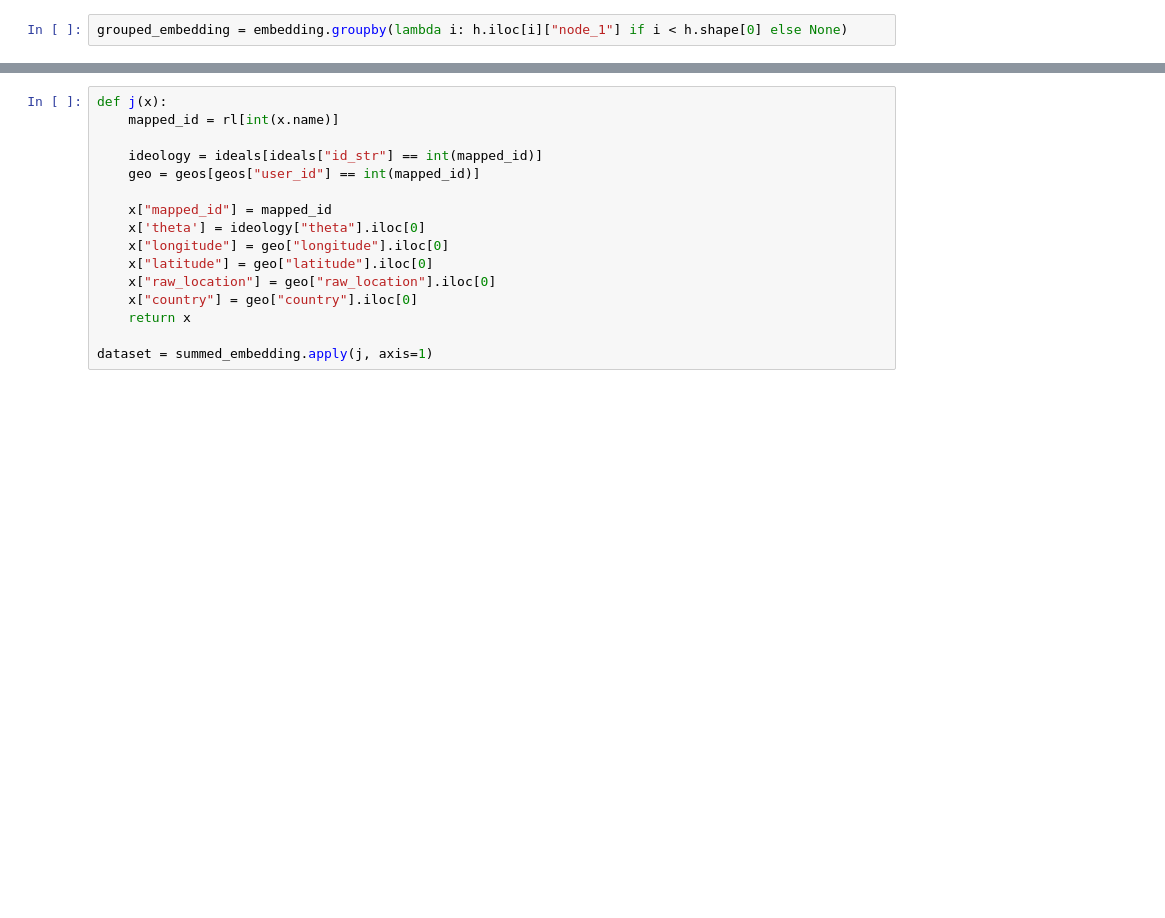
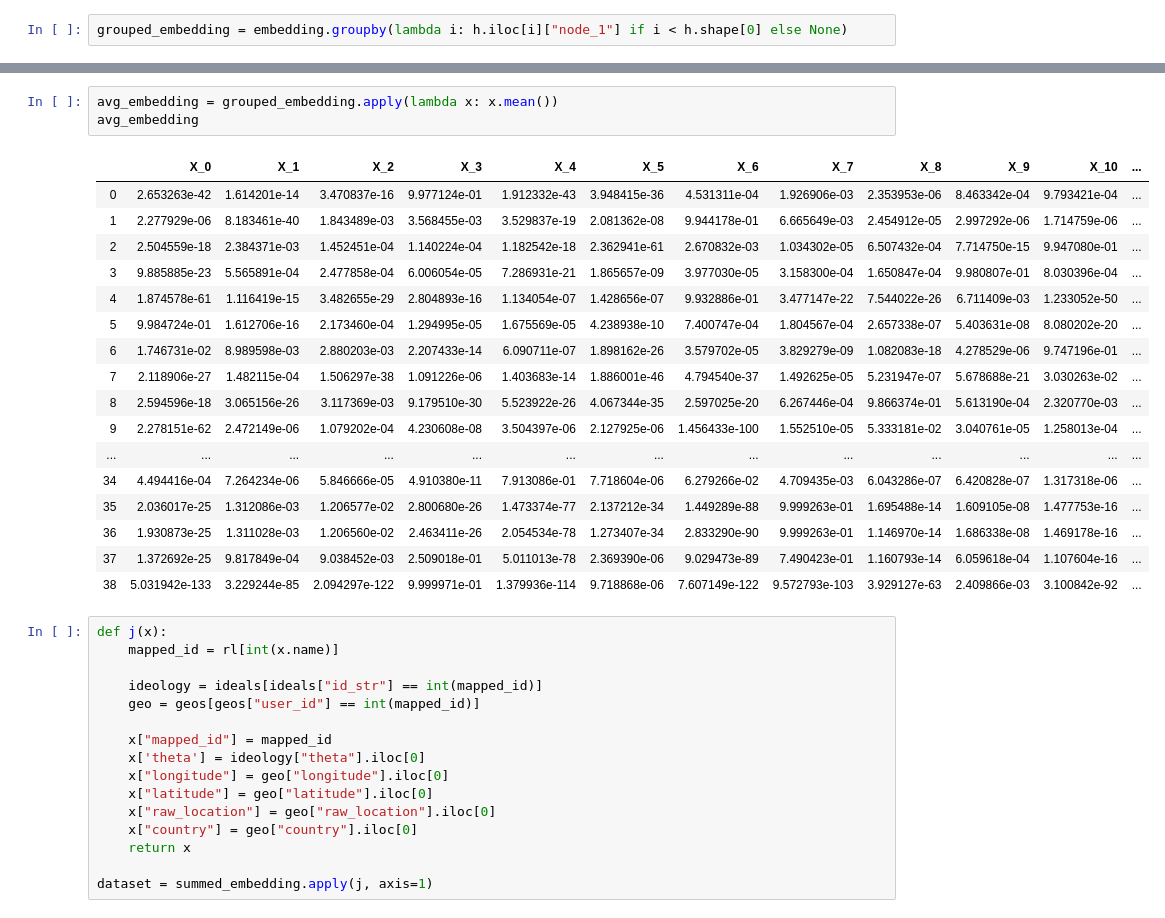
Before and after one commit to calebdre/capstone, a Jupyter notebook: notebook.ipynb, the cells around one changed output, grey strips where cells are left out. Drawn from its saved outputs; the diff is of its cells as text; blank space fills up the shorter version.

```diff
--- a/notebook.ipynb
+++ b/notebook.ipynb
@@ -108,3 +108,24 @@ summed_embedding
+# %%
+avg_embedding = grouped_embedding.apply(lambda x: x.mean())
+avg_embedding
+# %% [output]
+|  | X_0 | X_1 | X_2 | X_3 | X_4 | X_5 | X_6 | X_7 | X_8 | X_9 | X_10 | ... |
+| 0 | 2.653263e-42 | 1.614201e-14 | 3.470837e-16 | 9.977124e-01 | 1.912332e-43 | 3.948415e-36 | 4.531311e-04 | 1.926906e-03 | 2.353953e-06 | 8.463342e-04 | 9.793421e-04 | ... |
+| 1 | 2.277929e-06 | 8.183461e-40 | 1.843489e-03 | 3.568455e-03 | 3.529837e-19 | 2.081362e-08 | 9.944178e-01 | 6.665649e-03 | 2.454912e-05 | 2.997292e-06 | 1.714759e-06 | ... |
+| 2 | 2.504559e-18 | 2.384371e-03 | 1.452451e-04 | 1.140224e-04 | 1.182542e-18 | 2.362941e-61 | 2.670832e-03 | 1.034302e-05 | 6.507432e-04 | 7.714750e-15 | 9.947080e-01 | ... |
+| 3 | 9.885885e-23 | 5.565891e-04 | 2.477858e-04 | 6.006054e-05 | 7.286931e-21 | 1.865657e-09 | 3.977030e-05 | 3.158300e-04 | 1.650847e-04 | 9.980807e-01 | 8.030396e-04 | ... |
+| 4 | 1.874578e-61 | 1.116419e-15 | 3.482655e-29 | 2.804893e-16 | 1.134054e-07 | 1.428656e-07 | 9.932886e-01 | 3.477147e-22 | 7.544022e-26 | 6.711409e-03 | 1.233052e-50 | ... |
+| 5 | 9.984724e-01 | 1.612706e-16 | 2.173460e-04 | 1.294995e-05 | 1.675569e-05 | 4.238938e-10 | 7.400747e-04 | 1.804567e-04 | 2.657338e-07 | 5.403631e-08 | 8.080202e-20 | ... |
+| 6 | 1.746731e-02 | 8.989598e-03 | 2.880203e-03 | 2.207433e-14 | 6.090711e-07 | 1.898162e-26 | 3.579702e-05 | 3.829279e-09 | 1.082083e-18 | 4.278529e-06 | 9.747196e-01 | ... |
+| 7 | 2.118906e-27 | 1.482115e-04 | 1.506297e-38 | 1.091226e-06 | 1.403683e-14 | 1.886001e-46 | 4.794540e-37 | 1.492625e-05 | 5.231947e-07 | 5.678688e-21 | 3.030263e-02 | ... |
+| 8 | 2.594596e-18 | 3.065156e-26 | 3.117369e-03 | 9.179510e-30 | 5.523922e-26 | 4.067344e-35 | 2.597025e-20 | 6.267446e-04 | 9.866374e-01 | 5.613190e-04 | 2.320770e-03 | ... |
+| 9 | 2.278151e-62 | 2.472149e-06 | 1.079202e-04 | 4.230608e-08 | 3.504397e-06 | 2.127925e-06 | 1.456433e-100 | 1.552510e-05 | 5.333181e-02 | 3.040761e-05 | 1.258013e-04 | ... |
+| ... | ... | ... | ... | ... | ... | ... | ... | ... | ... | ... | ... | ... |
+| 34 | 4.494416e-04 | 7.264234e-06 | 5.846666e-05 | 4.910380e-11 | 7.913086e-01 | 7.718604e-06 | 6.279266e-02 | 4.709435e-03 | 6.043286e-07 | 6.420828e-07 | 1.317318e-06 | ... |
+| 35 | 2.036017e-25 | 1.312086e-03 | 1.206577e-02 | 2.800680e-26 | 1.473374e-77 | 2.137212e-34 | 1.449289e-88 | 9.999263e-01 | 1.695488e-14 | 1.609105e-08 | 1.477753e-16 | ... |
+| 36 | 1.930873e-25 | 1.311028e-03 | 1.206560e-02 | 2.463411e-26 | 2.054534e-78 | 1.273407e-34 | 2.833290e-90 | 9.999263e-01 | 1.146970e-14 | 1.686338e-08 | 1.469178e-16 | ... |
+| 37 | 1.372692e-25 | 9.817849e-04 | 9.038452e-03 | 2.509018e-01 | 5.011013e-78 | 2.369390e-06 | 9.029473e-89 | 7.490423e-01 | 1.160793e-14 | 6.059618e-04 | 1.107604e-16 | ... |
+| 38 | 5.031942e-133 | 3.229244e-85 | 2.094297e-122 | 9.999971e-01 | 1.379936e-114 | 9.718868e-06 | 7.607149e-122 | 9.572793e-103 | 3.929127e-63 | 2.409866e-03 | 3.100842e-92 | ... |
 # %%
 def j(x):
     mapped_id = rl[int(x.name)]
```
Also changed, not shown: parts of 16 cells of this notebook.
